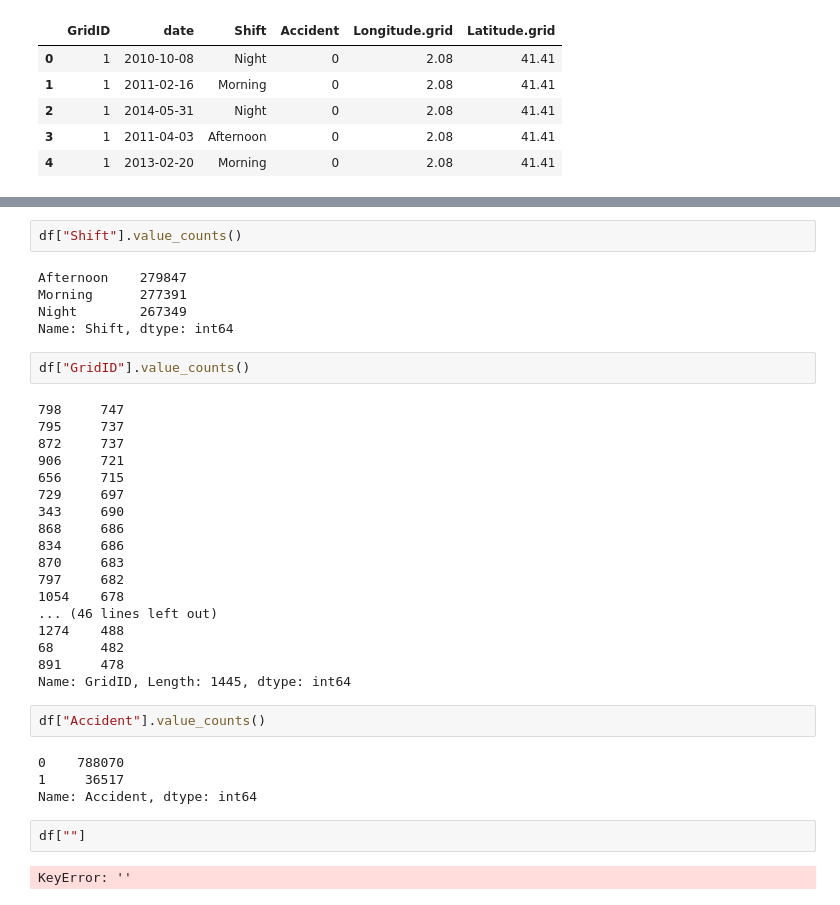
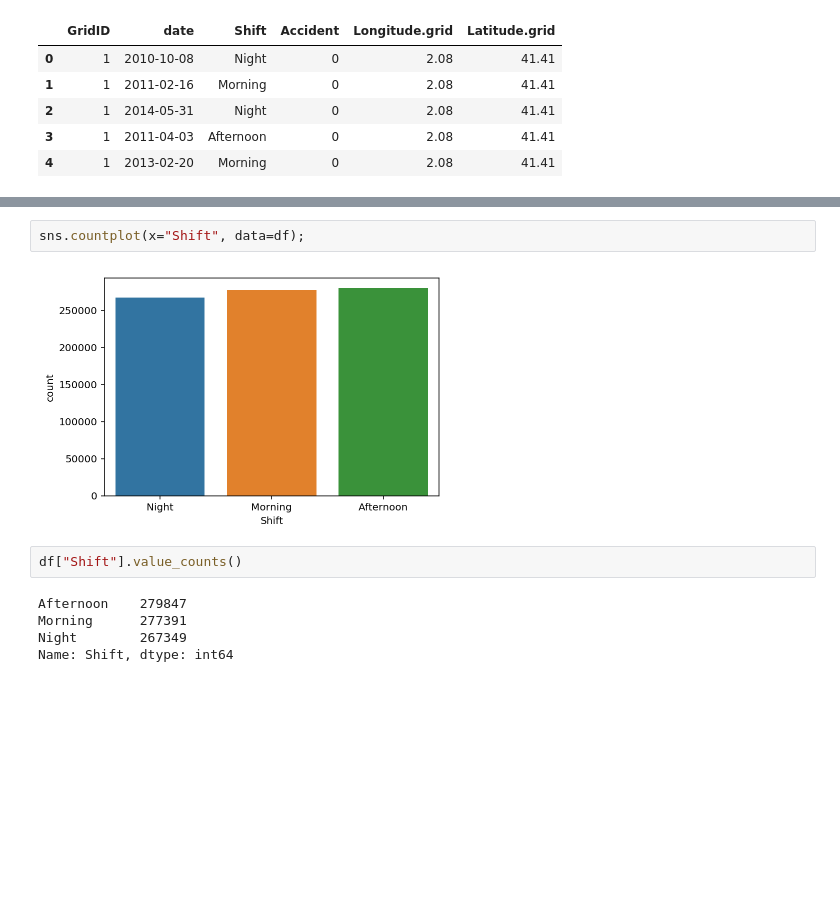
Before and after one commit to AlanItzep/JupyterGH, a Jupyter notebook: PRACTICA.ipynb, the cells around one changed output, grey strips where cells are left out. Cells and saved outputs as stored; diff of their text form; blank space fills up the shorter version.

```diff
--- a/PRACTICA.ipynb
+++ b/PRACTICA.ipynb
@@ -28,3 +324,7 @@ memory usage: 37.7+ MB
+# %%
+sns.countplot(x="Shift", data=df);
+# %% [output]
+[figure, added]
 # %%
 df["Shift"].value_counts()
 # %% [output]
@@ -32,33 +332,3 @@ Afternoon    279847
 Morning      277391
 Night        267349
 Name: Shift, dtype: int64
-# %%
-df["GridID"].value_counts()
-# %% [output]
-798     747
-795     737
-872     737
-906     721
-656     715
-729     697
-343     690
-868     686
-834     686
-870     683
-797     682
-1054    678
-... (46 lines left out)
-1274    488
-68      482
-891     478
-Name: GridID, Length: 1445, dtype: int64
-# %%
-df["Accident"].value_counts()
-# %% [output]
-0    788070
-1     36517
-Name: Accident, dtype: int64
-# %%
-df[""]
-# %% [output]
-KeyError: ''
```
Also changed, not shown: parts of 88 cells of this notebook, 2 other files.
